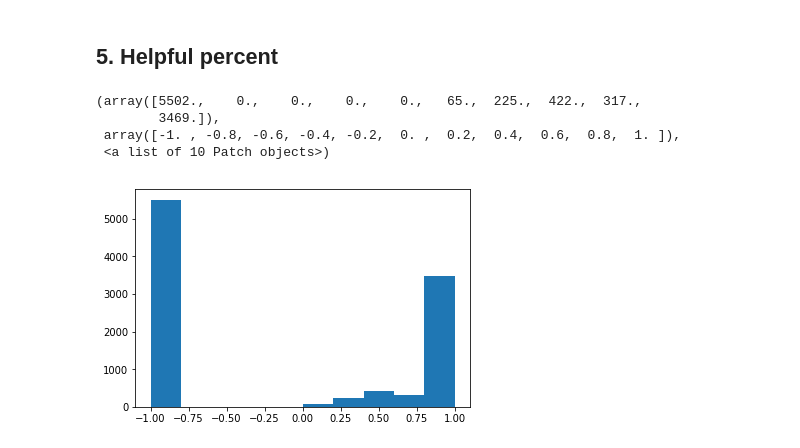
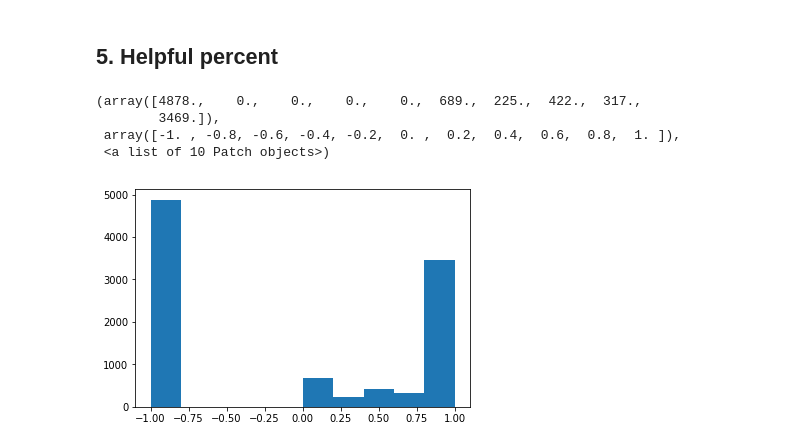
Before and after one commit to epnwayne/Fundamentals_of_Date_Analytics_HW, a Jupyter notebook: hw1.ipynb, the cells around one changed output. Saved outputs shown, nothing was run; the diff lists cells and outputs as text; code cells hidden in the pictures.

```diff
--- a/hw1.ipynb
+++ b/hw1.ipynb
@@ -4,25 +4,17 @@
 import pandas as pd
 import numpy as np
 data_path = "./Reviews.csv"
-
 # read file
 pd_data = pd.read_csv(data_path)
 # choose first 10000 rows
 pd_data = pd_data[:10000]
-# use userid and profilename
-pd_data.set_index(['UserId', 'ProfileName'], inplace=True)
-# choose top 10 reviewers
-top10 = pd_data.index.value_counts().nlargest(10)
 
-ans_df = pd.DataFrame(columns = ['UserId', 'ProfileName', 'Score count', 'Score mean'])
-ans_df['Score mean'] = [0.0, 0.0, 0.0, 0.0, 0.0, 0.0, 0.0, 0.0, 0.0, 0.0]
+tr = pd_data.groupby(['UserId', 'ProfileName']).size().reset_index(name = 'Score count')
+temp = pd_data.groupby(['UserId', 'ProfileName'])['Score']\
+    .mean().reset_index(name = 'Score mean')
+tr['Score mean'] = temp['Score mean']
+tr = tr.sort_values('Score count', ascending = False)
 
-for i in range(0, 10):
-    ans_df['UserId'][i] = top10.index[i][0]
-    ans_df['ProfileName'][i] = top10.index[i][1]
-    ans_df['Score count'][i] = top10[i]
-    ans_df['Score mean'][i] = round(pd_data.loc[top10.index[i]]['Score'].mean(), 6)
-
-ans_df.set_index(['UserId', 'ProfileName'], inplace=True)
-print(ans_df)
+tr.set_index(['UserId', 'ProfileName'], inplace=True)
+print(tr[:10])
 # %% [output]
@@ -89,12 +80,12 @@ plt.show()
 # %%
 p = (pd_data['HelpfulnessNumerator']/pd_data['HelpfulnessDenominator']).tolist()
 for i in range(len(p)):
-    if math.isnan(p[i]) or p[i] == 0:
+    if math.isnan(p[i]):
         p[i] = -1
 plt.hist(p)
 # %% [output]
-(array([5502.,    0.,    0.,    0.,    0.,   65.,  225.,  422.,  317.,
+(array([4878.,    0.,    0.,    0.,    0.,  689.,  225.,  422.,  317.,
         3469.]),
  array([-1. , -0.8, -0.6, -0.4, -0.2,  0. ,  0.2,  0.4,  0.6,  0.8,  1. ]),
  <a list of 10 Patch objects>)
-[figure, old version]
+[figure, new version]
```
Also changed, not shown: parts of 3 cells of this notebook.
